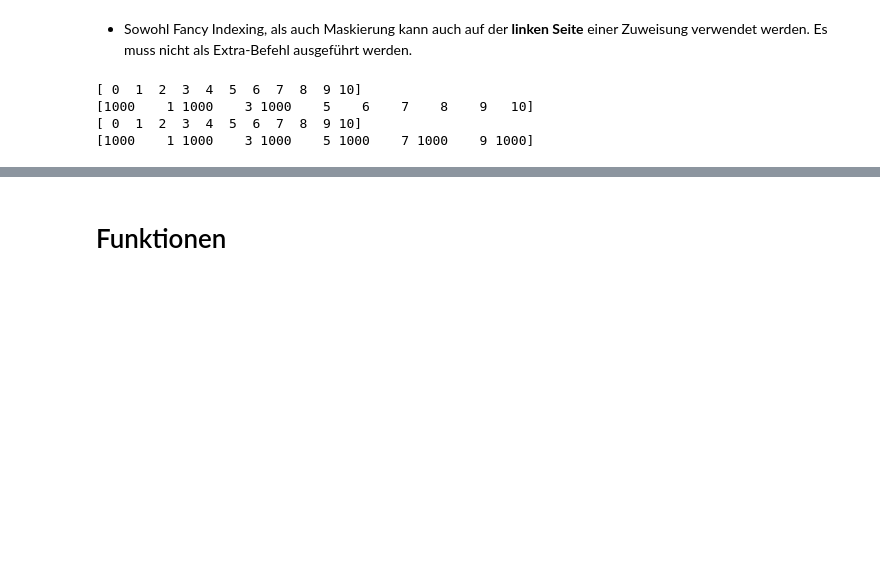
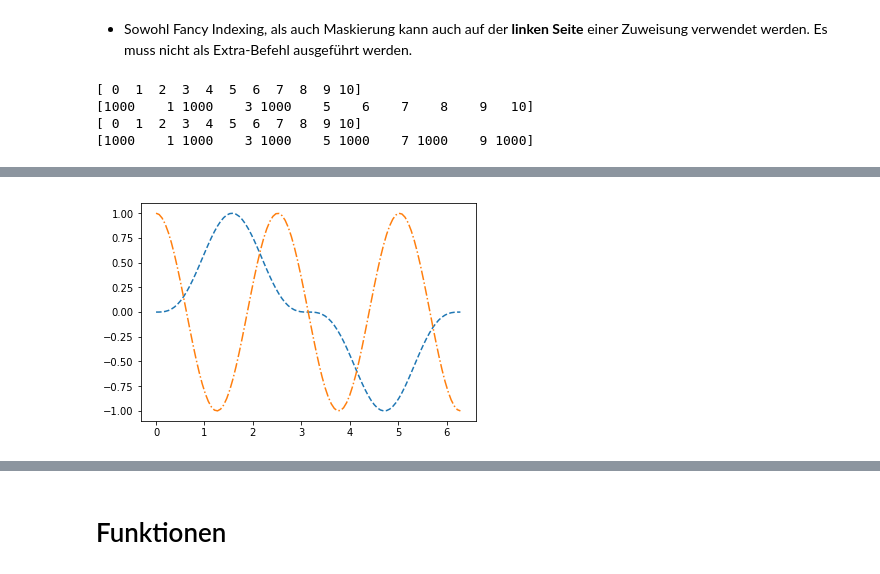
Before and after one commit to annikathiel/PythonLecture_WS1920, a Jupyter notebook: Vorlesung_03_Numpy-Fortsetzung.ipynb, the cells around one changed output, grey strips where cells are left out. Saved outputs shown, nothing was run; the diff lists cells and outputs as text; code cells hidden in the pictures; blank space fills up the shorter version.

```diff
--- a/Vorlesung_03_Numpy-Fortsetzung.ipynb
+++ b/Vorlesung_03_Numpy-Fortsetzung.ipynb
@@ -188,0 +214,11 @@ print(b)
+# %%
+x = np.linspace(0.0, 2.0 * np.pi, 100)
+fkt1 = np.sin(x)**3
+fkt2 = np.cos(2.5*x)
+
+# a simple x-y plot
+plt.plot(x, fkt1, "--")
+plt.plot(x, fkt2, "-.")
+plt.show()
+# %% [output]
+[figure, added]
```
Also changed, not shown: parts of 13 cells of this notebook.
